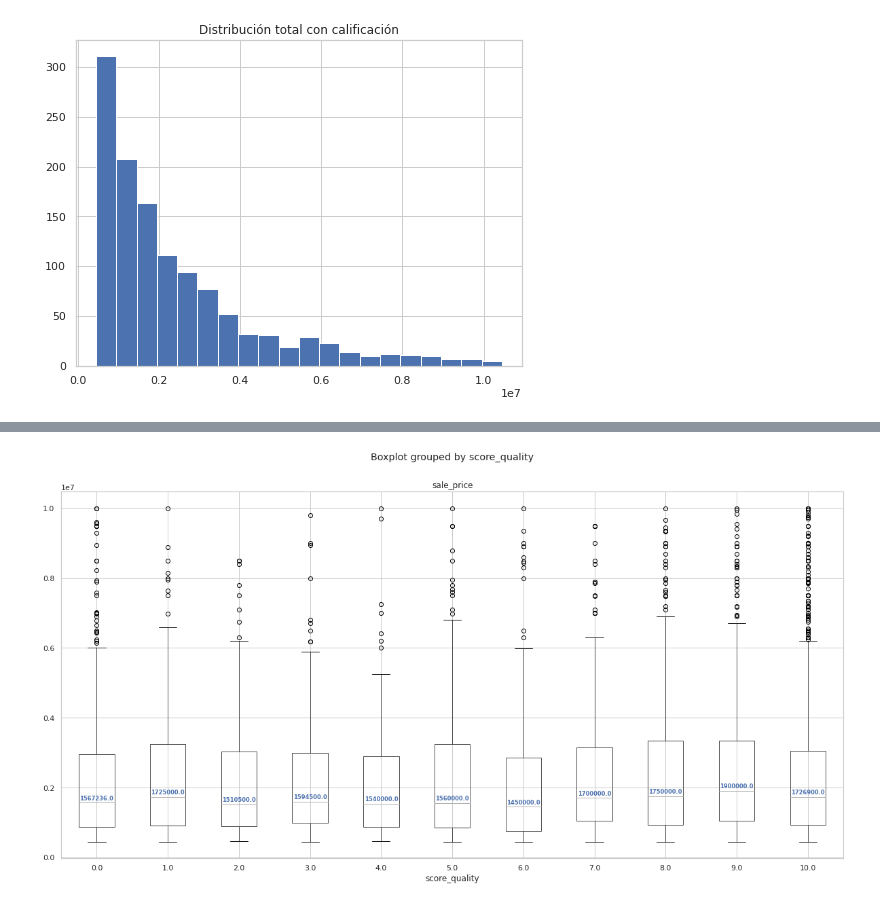
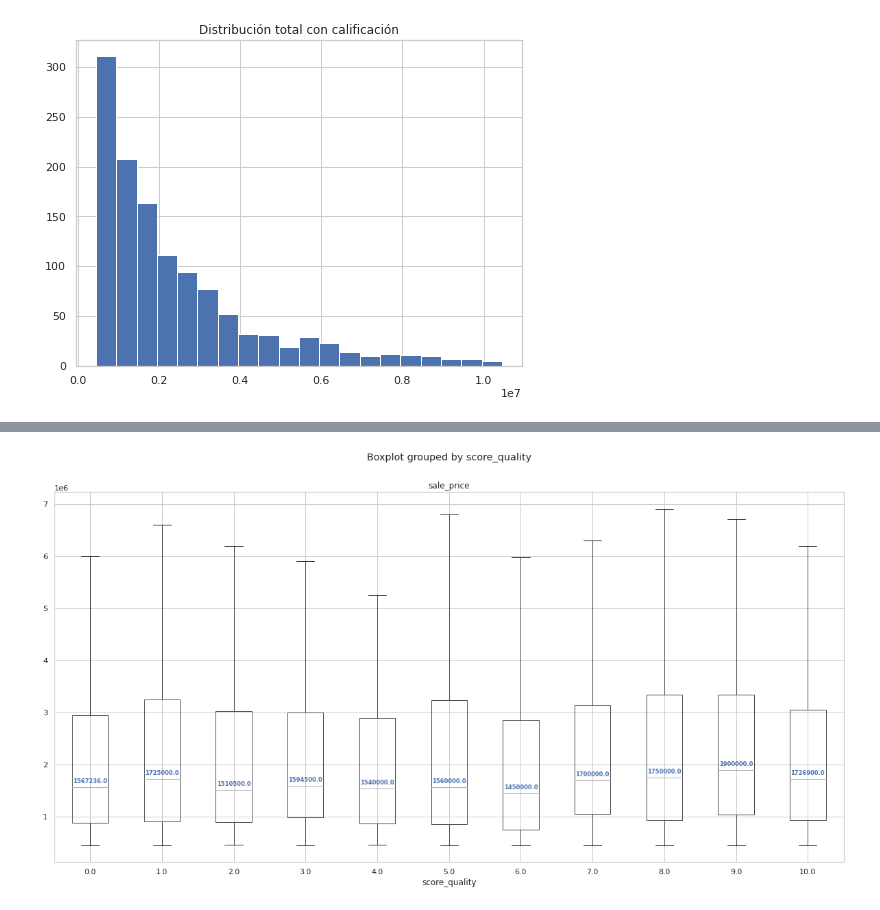
Before and after one commit to bitshoroscope/advent, a Jupyter notebook: vwo_analysis_inline.ipynb, the cells around one changed output, grey strips where cells are left out. Saved outputs shown, nothing was run; the diff lists cells and outputs as text; code cells hidden in the pictures.

```diff
--- a/vwo_analysis_inline.ipynb
+++ b/vwo_analysis_inline.ipynb
@@ -107,7 +94,3 @@ plt.title(f'Distribución total con calificación')
 # %% [output]
 Text(0.5, 1.0, 'Distribución total con calificación')
 [figure]
-# %%
-filtered_zero = df.loc[(df['score_quality'] == 0)]
-sns.set_theme(style="whitegrid")
-ax = sns.boxplot(x=filtered_zero["sale_price"])
@@ -116,11 +97,11 @@ ax = sns.boxplot(x=filtered_zero["sale_price"])
 # %%
 sns.set_style("whitegrid")
-box_plot = df.boxplot(column=["sale_price"],by="score_quality", figsize=(20,10))
+box_plot = df.boxplot(column=["sale_price"],by="score_quality", figsize=(20,10), showfliers=False)
 medians = df.groupby(['score_quality'])['sale_price'].median()
 vertical_offset = df['sale_price'].median() * 0.05 # offset from median for display
 
 for xtick in box_plot.get_xticks():
     box_plot.text(xtick,medians[xtick-1] + vertical_offset,medians[xtick-1],
             horizontalalignment='center',size='x-small',color='b',weight='semibold')
 # %% [output]
-[figure, old version]
+[figure, new version]
```
Also changed, not shown: parts of 7 cells of this notebook.
